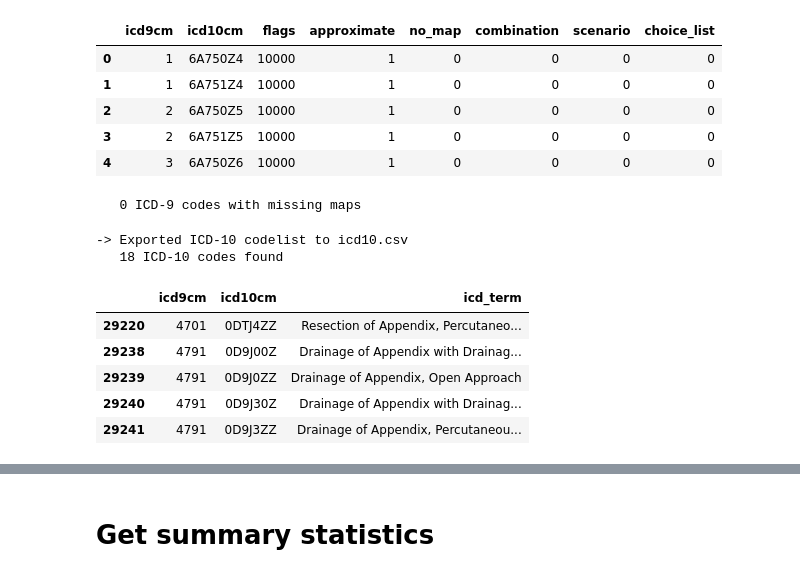
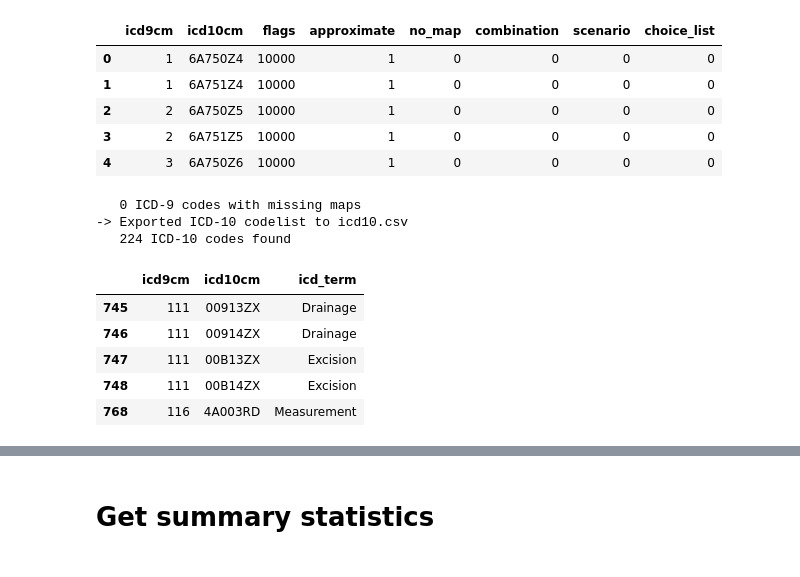
Before and after one commit to owen-dwyer/SNOquery, a Jupyter notebook: src/codelists.ipynb, the cells around one changed output, grey strips where cells are left out. Saved outputs shown, nothing was run; the diff lists cells and outputs as text; code cells hidden in the pictures.

```diff
--- a/src/codelists.ipynb
+++ b/src/codelists.ipynb
@@ -82,15 +104,37 @@ ecl_queries['appendix_3'] = '(< 71388002|Procedure| : ( 405813007|Procedure site
 BRANCH = EDITION_PATH+'/'+'2023-07-31'
 
 # Run query
-q = 'appendix_3'
+q = 'glaucoma_3'
 
 OUTPUT_PATH = 'codelists/output/query_'+str(q)+'_'
 
 # Run the query against the SNOMED server
-query_results = snomed_utils.run_ecl_query(ecl_queries[q], 10000, SNOMED_SERVER+BRANCH)
+concepts_retrieved = 0
+total_concepts = 0
+offset = 0
+max_concepts = 5000
+query_results_sets = []
+complete = False
+searchafter = None
+while complete==False:
+# searchafter not offset!!!
+    query_results = snomed_utils.run_ecl_query(ecl_queries[q], max_concepts, SNOMED_SERVER+BRANCH, searchafter)
+    # do query
+    total_concepts = query_results['total']
+
+    concepts_retrieved = concepts_retrieved + max_concepts
+    query_results_sets.append(query_results)
+
+    print('Retrieved '+ str(len( query_results['items'] )) +' concepts')
+    if concepts_retrieved >= total_concepts:
+        complete=True
+    else:
+        searchafter = query_results['searchAfter']
 
 # Shape query into a dataframe and preview
-query_results_df = pd.DataFrame(query_results['items'])
+#query_results_df = pd.DataFrame(query_results['items'])
+query_results_df = pd.concat( [pd.DataFrame(i['items']) for i in query_results_sets] )
+
 print('-> Query results')
 print( '  ',len(query_results_df) , 'rows retrieved')
 
@@ -274,42 +330,42 @@ mapping_icd9_to_icd10['icd9cm'] = mapping_icd9_to_icd10['icd9cm'].astype(str)
 # %%
 # Only include those ICD9->ICD10 maps where the ICD9 code is in our codelist
 icd9_codes = icd9_codelist_out['icd9'].astype(str).str.replace('.','') # convert ICD9 codes to the format used in the 9->10 map (i.e. without a decimal point)
 icd10_codelist = mapping_icd9_to_icd10[ mapping_icd9_to_icd10['icd9cm'].isin(icd9_codes) ]
 
 # How many codes in our ICD-9 codelist aren't mapped to an ICD-10 code? (should be 0!)
 missing_icd9_icd10_maps = sum( ~ icd9_codes.isin( mapping_icd9_to_icd10['icd9cm'].astype(str) ) )
 print('  ',missing_icd9_icd10_maps,'ICD-9 codes with missing maps' )
 
 icd10_codelist = icd10_codelist.drop_duplicates()
 
 #icd10_codes['category'] = [icd9_to_cat.get(str(i)) for i in icd10_codes['icd9cm']]
 
 # Create an ICD9 code to text dictionary
 icd10_dict = pd.read_csv('codelists/icd10pcs_dict.txt', delimiter='\t')
-icd10_dict['code'] = icd10_dict['concept'].str.split(' ',1).str[0]
-icd10_dict['icd_term'] = icd10_dict['concept'].str.split(' ',1).str[1]
+icd10_dict['code'] = icd10_dict['concept'].str.split(' ').str[0]
+icd10_dict['icd_term'] = icd10_dict['concept'].str.split(' ').str[1]
 icd10_code_to_text = dict( zip( icd10_dict['code'].str.strip(), icd10_dict['icd_term'] ) )
 
 # Add a text column to our ICD9->ICD10 dictionary
 icd10_codelist['icd_term'] = [icd10_code_to_text.get(str(i)) for i in icd10_codelist['icd10cm']]
 
 
 icd10_output_path='icd10.csv'
 icd10_codelist.to_csv(icd10_output_path)
 
 print('-> Exported ICD-10 codelist to',icd10_output_path)
 print('  ',len( icd10_codelist['icd10cm'].unique() ),'ICD-10 codes found')
 display( icd10_codelist.head() )
 # %% [output]
    0 ICD-9 codes with missing maps
+-> Exported ICD-10 codelist to icd10.csv
+   224 ICD-10 codes found
--> Exported ICD-10 codelist to icd10.csv
-   18 ICD-10 codes found
 |  | icd9cm | icd10cm | icd_term |
-| 29220 | 4701 | 0DTJ4ZZ | Resection of Appendix, Percutaneo... |
-| 29238 | 4791 | 0D9J00Z | Drainage of Appendix with Drainag... |
-| 29239 | 4791 | 0D9J0ZZ | Drainage of Appendix, Open Approach |
-| 29240 | 4791 | 0D9J30Z | Drainage of Appendix with Drainag... |
-| 29241 | 4791 | 0D9J3ZZ | Drainage of Appendix, Percutaneou... |
+| 745 | 111 | 00913ZX | Drainage |
+| 746 | 111 | 00914ZX | Drainage |
+| 747 | 111 | 00B13ZX | Excision |
+| 748 | 111 | 00B14ZX | Excision |
+| 768 | 116 | 4A003RD | Measurement |
 # %%
 #icd9_out
 #icd9_to_cat = dict(zip(icd9_out['icd'].astype(str).str.replace('.',''), icd9_out['category']))
```
Also changed, not shown: parts of 10 cells of this notebook, 41 other files.
